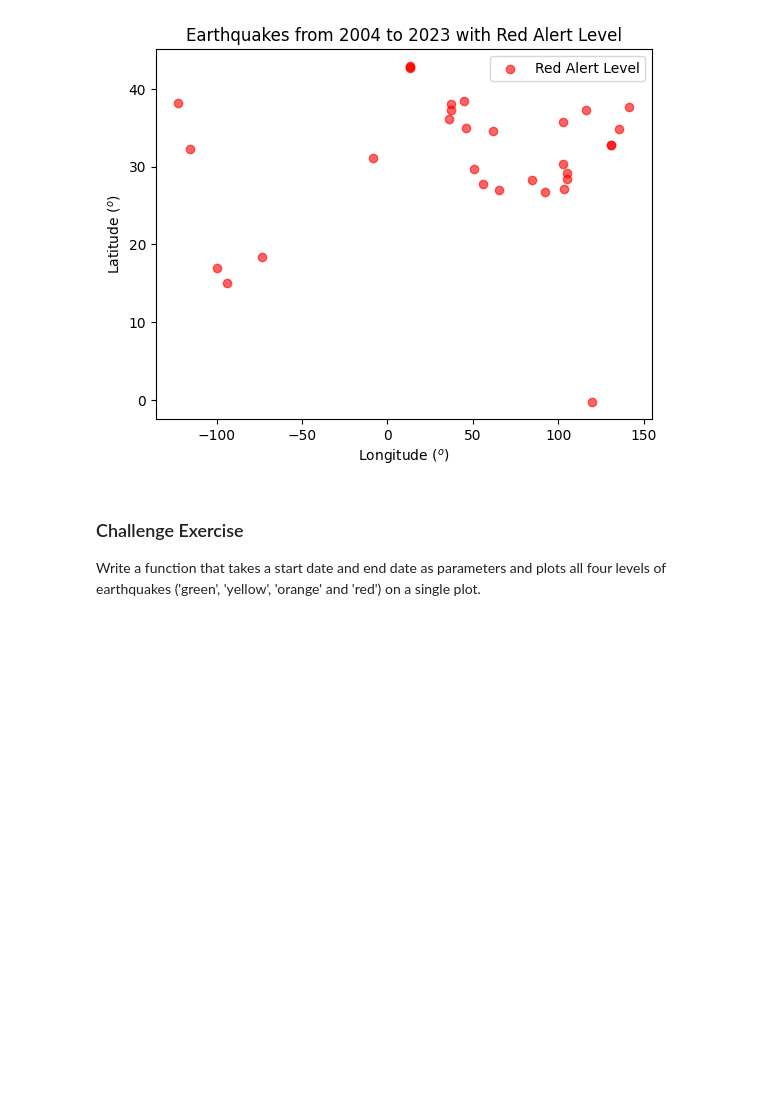
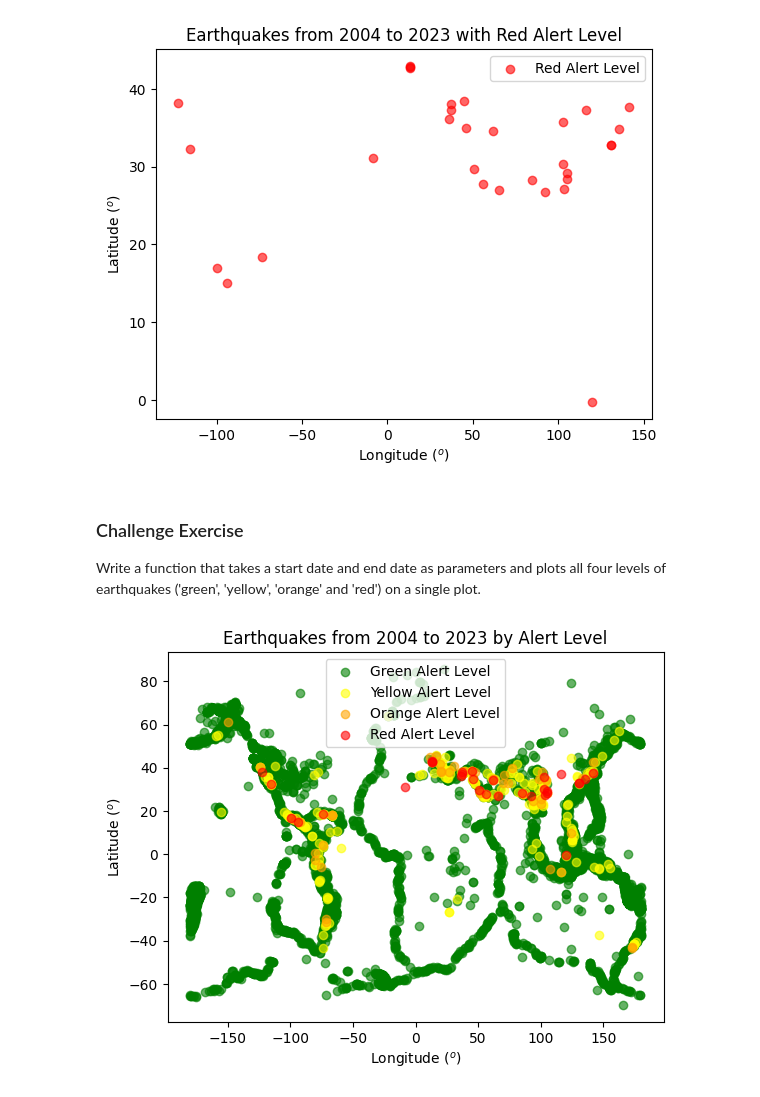
Before and after one commit to Jasn001/COMP_215, a Jupyter notebook: labs/lab01-introduction.ipynb, the cells around one changed output. Cells and saved outputs as stored; diff of their text form; code cells hidden in the pictures; blank space fills up the shorter version.

```diff
--- a/labs/lab01-introduction.ipynb
+++ b/labs/lab01-introduction.ipynb
@@ -219,0 +218,52 @@ Write a function that takes a start date and end date as parameters and plots al
+# %%
+import requests
+import json
+import matplotlib.pyplot as plt
+
+def plot_earthquakes(start_date, end_date):
+    # Date inputs from users
+    start = f"{start_date}/01/01"
+    end = f"{end_date}/12/31"
+
+    # Define the API URL
+    api_url = 'https://earthquake.usgs.gov/fdsnws/event/1/query?'
+
+    # Set up the plot
+    fig, ax = plt.subplots()
+
+    # List of all alert levels
+    alert_levels = ['green', 'yellow', 'orange', 'red']
+    colors = {'green': 'green', 'yellow': 'yellow', 'orange': 'orange', 'red': 'red'}
+
+    # Loop over all alert levels and make the API requests
+    for alert_level in alert_levels:
+        params_dict = {'format': 'geojson', 'starttime': start, 'endtime': end, 'alertlevel': alert_level}
+
+        # Make the API request and convert the response to JSON format data
+        response = requests.get(api_url, params=params_dict)
+        data = json.loads(response.text)
+
+        longitudes = []
+        latitudes = []
+
+        # Extract longitudes and latitudes for the earthquake events
+        for event in data['features']:
+            coordinates = event['geometry']['coordinates']
+            longitudes.append(coordinates[0])
+            latitudes.append(coordinates[1])
+
+        # Scatter plot for each alert level
+        ax.scatter(longitudes, latitudes, color=colors[alert_level], label=f'{alert_level.capitalize()} Alert Level', alpha=0.6)
+
+    # Labels and title
+    ax.set_xlabel(r'Longitude ($^o$)')
+    ax.set_ylabel(r'Latitude ($^o$)')
+    ax.set_title(f'Earthquakes from {start_date} to {end_date} by Alert Level')
+    plt.legend()
+
+    # Show the plot
+    plt.show()
+
+plot_earthquakes(2004, 2023)
+# %% [output]
+[figure, added]
```
Also changed, not shown: parts of 1 cell of this notebook.
